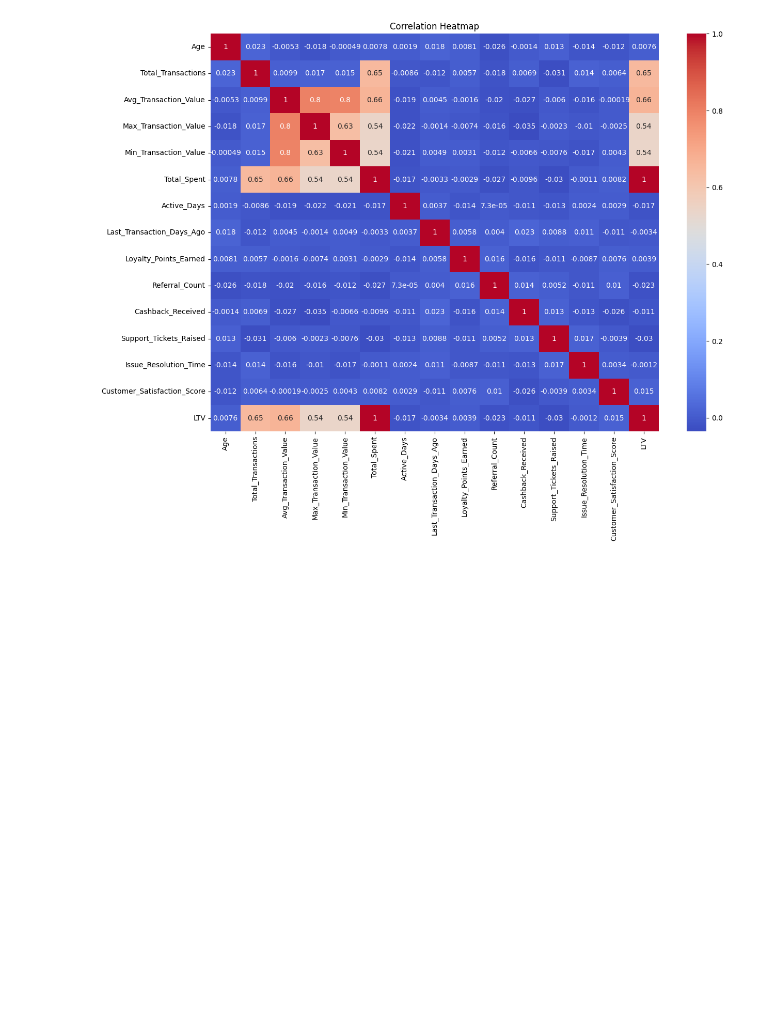
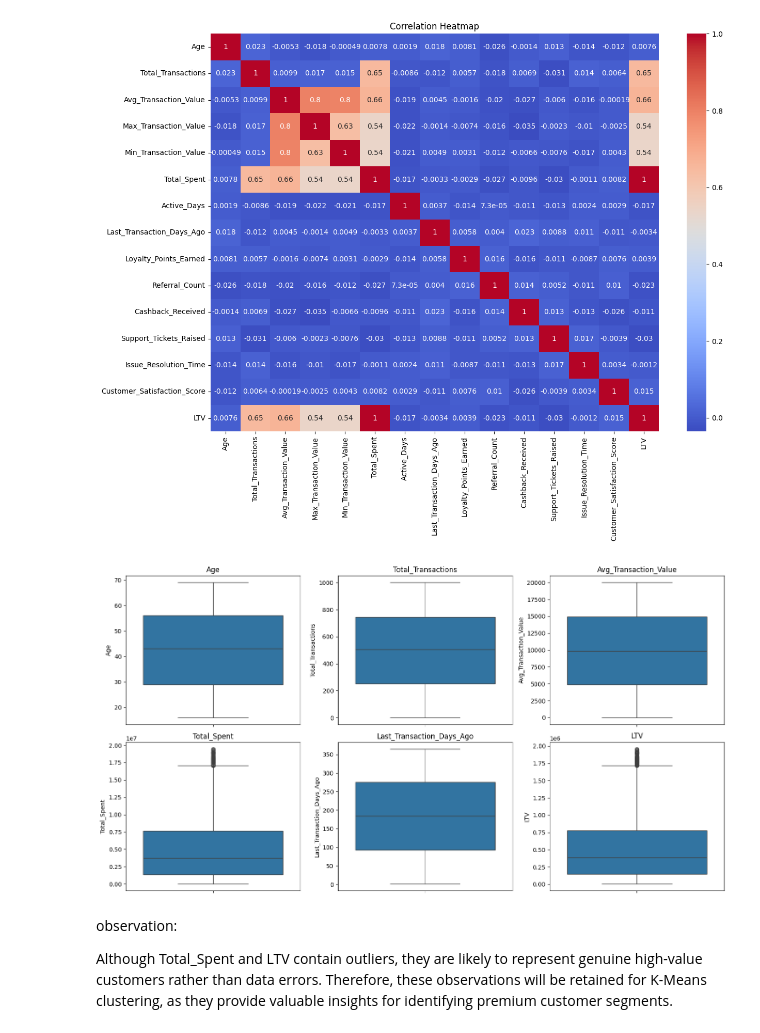
Before and after one commit to chilakala-jahnavi/Customer_Segmentation_and_CLV_Analysis, a Jupyter notebook: Customer_Segmentation_&_CLV_Analysis.ipynb, the cells around one changed output. Saved outputs shown, nothing was run; the diff lists cells and outputs as text; code cells hidden in the pictures; blank space fills up the shorter version.

```diff
--- a/Customer_Segmentation_&_CLV_Analysis.ipynb
+++ b/Customer_Segmentation_&_CLV_Analysis.ipynb
@@ -198,3 +213,30 @@ plt.title("Correlation Heatmap")
 plt.show()
 # %% [output]
 [figure]
+# %%
+# Visualize key numerical features to identify potential outliers
+
+numerical_features = [
+    'Age',
+    'Total_Transactions',
+    'Avg_Transaction_Value',
+    'Total_Spent',
+    'Last_Transaction_Days_Ago',
+    'LTV'
+]
+
+plt.figure(figsize=(15,8))
+
+for i, feature in enumerate(numerical_features, 1):
+    plt.subplot(2, 3, i)
+    sns.boxplot(y=df[feature])
+    plt.title(feature)
+
+plt.tight_layout()
+plt.show()
+# %% [output]
+[figure, added]
+# %% [markdown]
+observation:
+
+Although Total_Spent and LTV contain outliers, they are likely to represent genuine high-value customers rather than data errors. Therefore, these observations will be retained for K-Means clustering, as they provide valuable insights for identifying premium customer segments.
```
Also changed, not shown: parts of 23 cells of this notebook.
